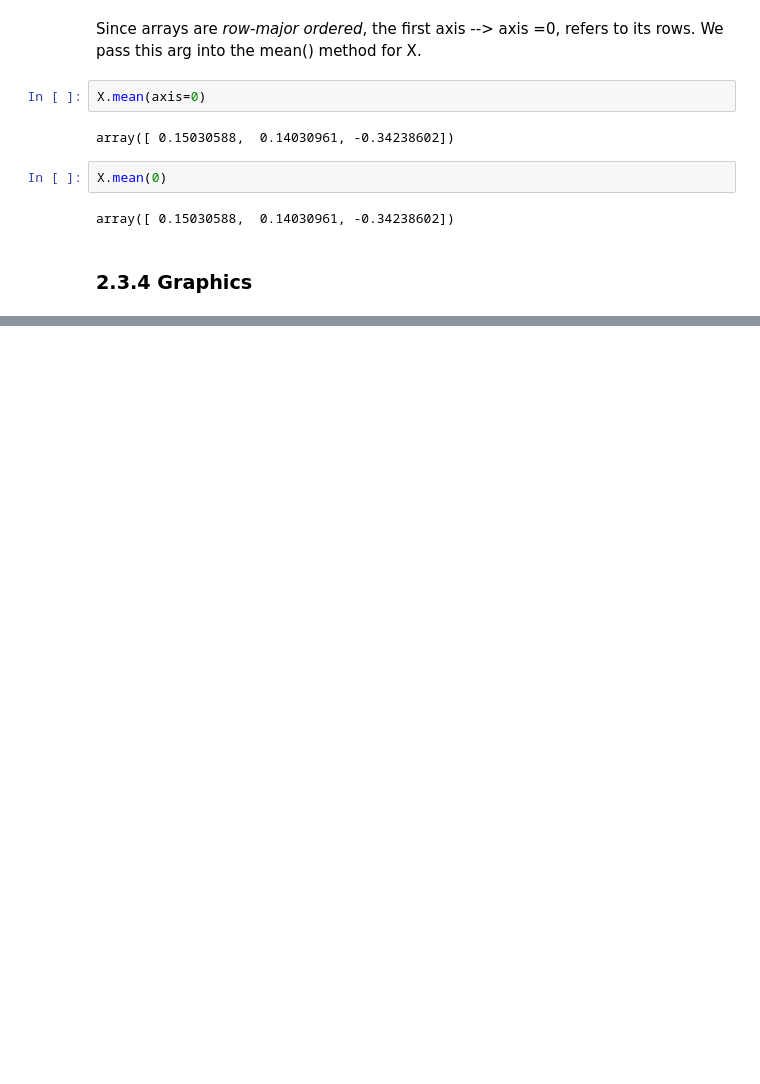
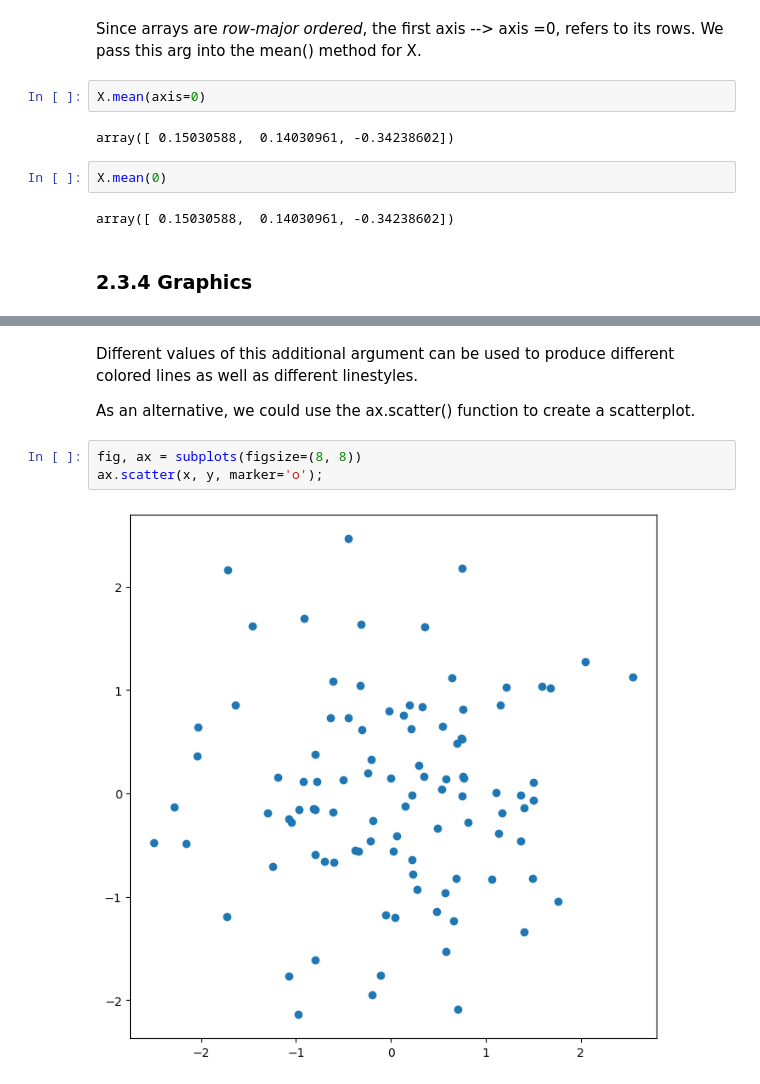
Before and after one commit to r0hankrishnan/islp, a Jupyter notebook: chapter_2/lab.ipynb, the cells around one changed output, grey strips where cells are left out. Cells and saved outputs as stored; diff of their text form; blank space fills up the shorter version.

```diff
--- a/chapter_2/lab.ipynb
+++ b/chapter_2/lab.ipynb
@@ -352,0 +384,9 @@ array([ 0.15030588,  0.14030961, -0.34238602])
+# %% [markdown]
+Different values of this additional argument can be used to produce different colored lines as well as different linestyles.
+
+As an alternative, we could use the ax.scatter() function to create a scatterplot.
+# %%
+fig, ax = subplots(figsize=(8, 8))
+ax.scatter(x, y, marker='o');
+# %% [output]
+[figure, added]
```
Also changed, not shown: parts of 24 cells of this notebook, 3 other files.
